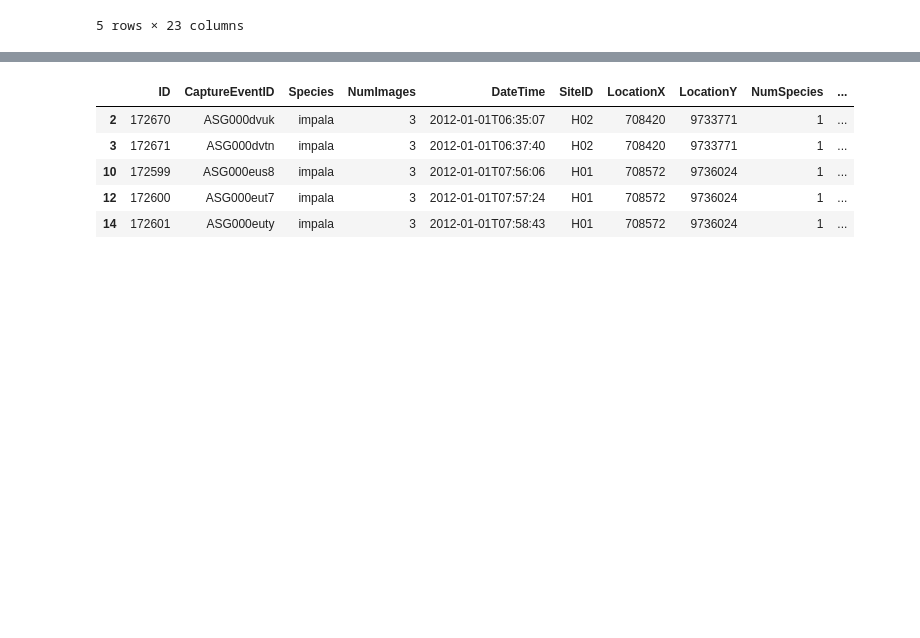
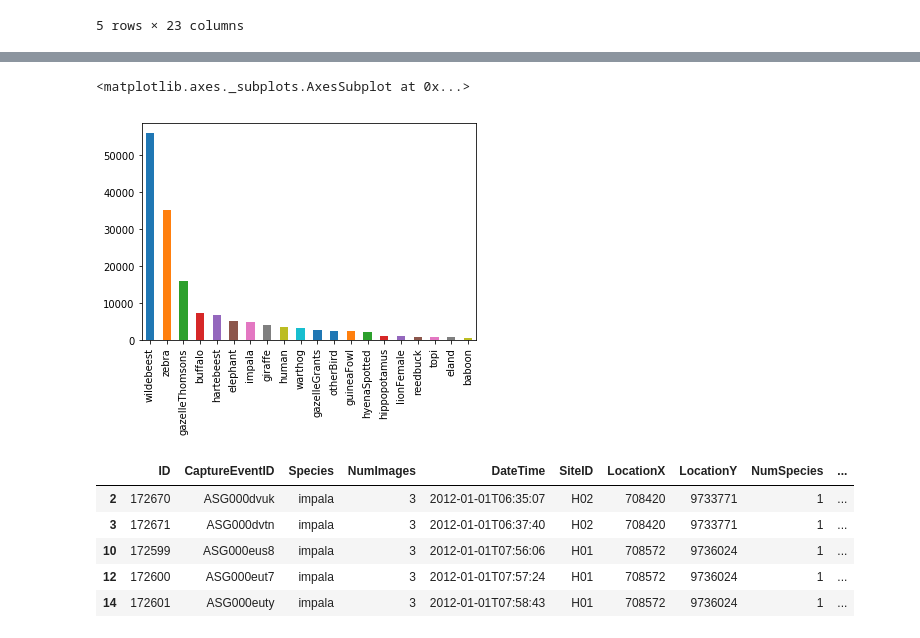
Before and after one commit to jefmud/consensus_experts_201904, a Jupyter notebook: Expert_data_2012.ipynb, the cells around one changed output, grey strips where cells are left out. Cells and saved outputs as stored; diff of their text form; code cells hidden in the pictures; blank space fills up the shorter version.

```diff
--- a/Expert_data_2012.ipynb
+++ b/Expert_data_2012.ipynb
@@ -37 +57,6 @@ df.tail()
+# %%
+df.Species.value_counts()[0:20].plot.bar()
+# %% [output]
+<matplotlib.axes._subplots.AxesSubplot at 0x...>
+[figure, added]
 # %%
```
Also changed, not shown: parts of 3 cells of this notebook.
